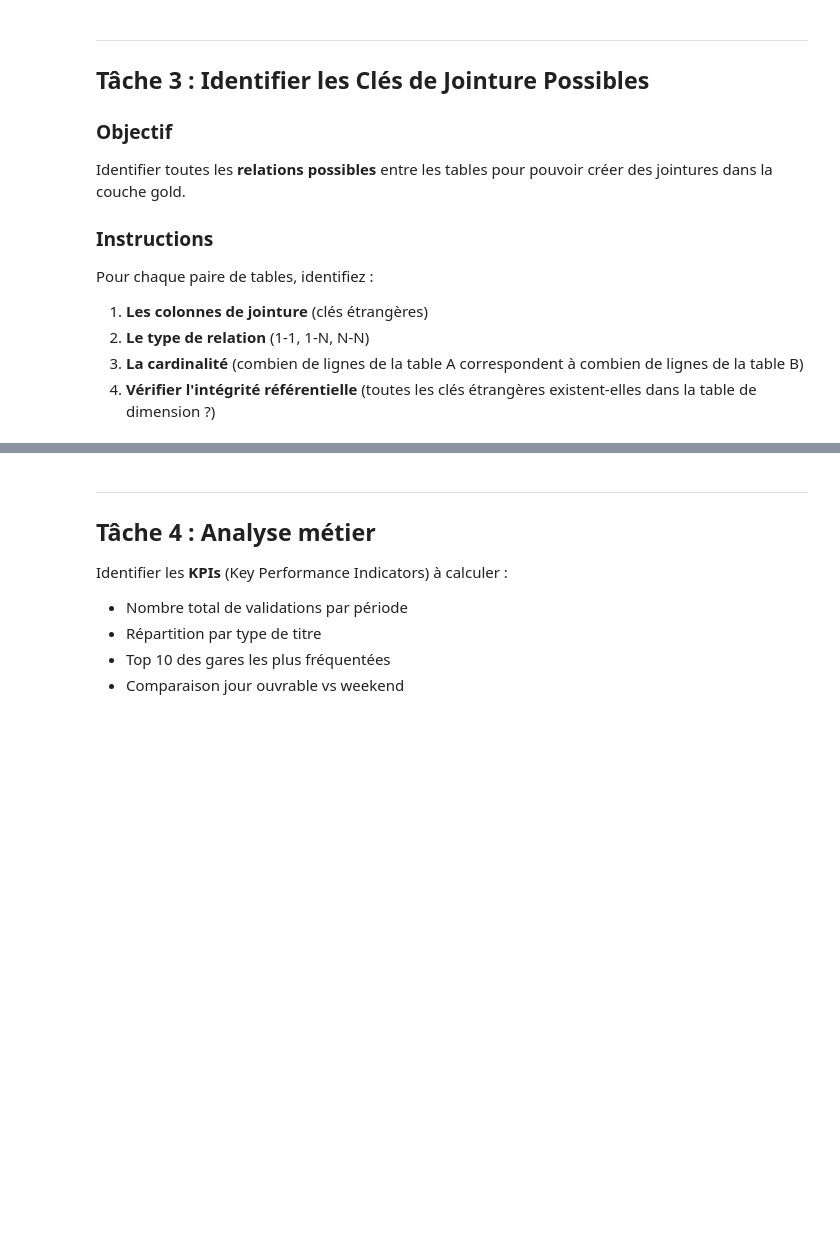
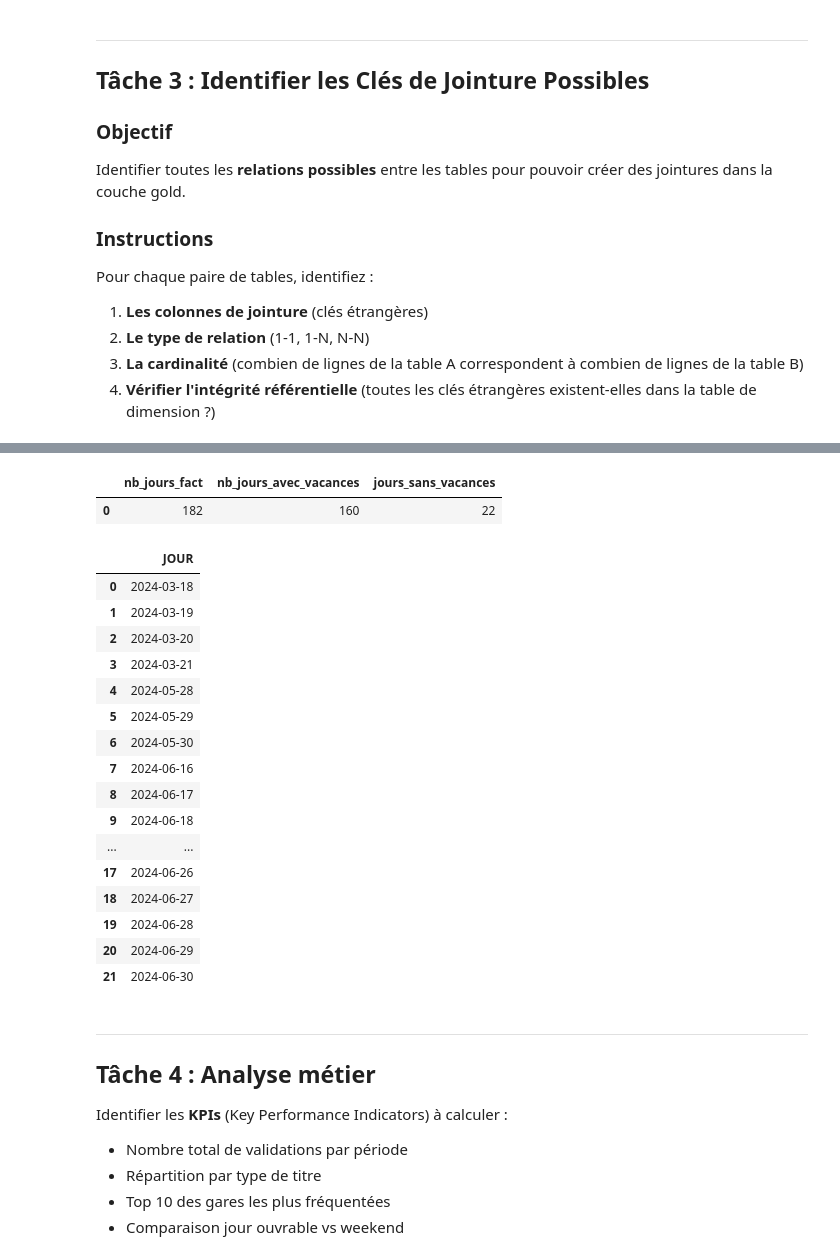
Before and after one commit to claudy-lincy/sep-bigdata-sncf-affluence-acc, a Jupyter notebook: notebooks/3_[TRANSFORM]_analyze_for_gold.ipynb, the cells around one changed output, grey strips where cells are left out. Drawn from its saved outputs; the diff is of its cells as text; code cells hidden in the pictures; blank space fills up the shorter version.

```diff
--- a/notebooks/3_[TRANSFORM]_analyze_for_gold.ipynb
+++ b/notebooks/3_[TRANSFORM]_analyze_for_gold.ipynb
@@ -772,3 +836,67 @@ Pour chaque paire de tables, identifiez :
+# %%
+FACT = "fact_validations_2024_s1_nb_fer_txt"
+
+query = f"""
+WITH days_fact AS (
+  SELECT DISTINCT JOUR
+  FROM `{PROJECT_ID}.{DATASET_ID}.{FACT}`
+  WHERE JOUR IS NOT NULL
+),
+matched AS (
+  SELECT d.JOUR
+  FROM days_fact d
+  JOIN `{PROJECT_ID}.{DATASET_ID}.dim_vacances_scolaires` v
+    ON d.JOUR BETWEEN DATE(v.start_date) AND DATE(v.end_date)
+  GROUP BY d.JOUR
+)
+SELECT
+  (SELECT COUNT(*) FROM days_fact) AS nb_jours_fact,
+  (SELECT COUNT(*) FROM matched) AS nb_jours_avec_vacances,
+  (SELECT COUNT(*) FROM days_fact) - (SELECT COUNT(*) FROM matched) AS jours_sans_vacances
+"""
+display(bq_client.query(query).to_dataframe())
+# %% [output]
+|  | nb_jours_fact | nb_jours_avec_vacances | jours_sans_vacances |
+| 0 | 182 | 160 | 22 |
+# %%
+query = f"""
+WITH days_fact AS (
+  SELECT DISTINCT JOUR
+  FROM `{PROJECT_ID}.{DATASET_ID}.{FACT}`
+  WHERE JOUR IS NOT NULL
+),
+matched AS (
+  SELECT d.JOUR
+  FROM days_fact d
+  JOIN `{PROJECT_ID}.{DATASET_ID}.dim_vacances_scolaires` v
+    ON d.JOUR BETWEEN DATE(v.start_date) AND DATE(v.end_date)
+  GROUP BY d.JOUR
+)
+SELECT d.JOUR
+FROM days_fact d
+LEFT JOIN matched m USING (JOUR)
+WHERE m.JOUR IS NULL
+ORDER BY d.JOUR
+"""
+display(bq_client.query(query).to_dataframe())
+# %% [output]
+|  | JOUR |
+| 0 | 2024-03-18 |
+| 1 | 2024-03-19 |
+| 2 | 2024-03-20 |
+| 3 | 2024-03-21 |
+| 4 | 2024-05-28 |
+| 5 | 2024-05-29 |
+| 6 | 2024-05-30 |
+| 7 | 2024-06-16 |
+| 8 | 2024-06-17 |
+| 9 | 2024-06-18 |
+| ... | ... |
+| 17 | 2024-06-26 |
+| 18 | 2024-06-27 |
+| 19 | 2024-06-28 |
+| 20 | 2024-06-29 |
+| 21 | 2024-06-30 |
 # %% [markdown]
 ---
 
```
Also changed, not shown: parts of 3 cells of this notebook.
